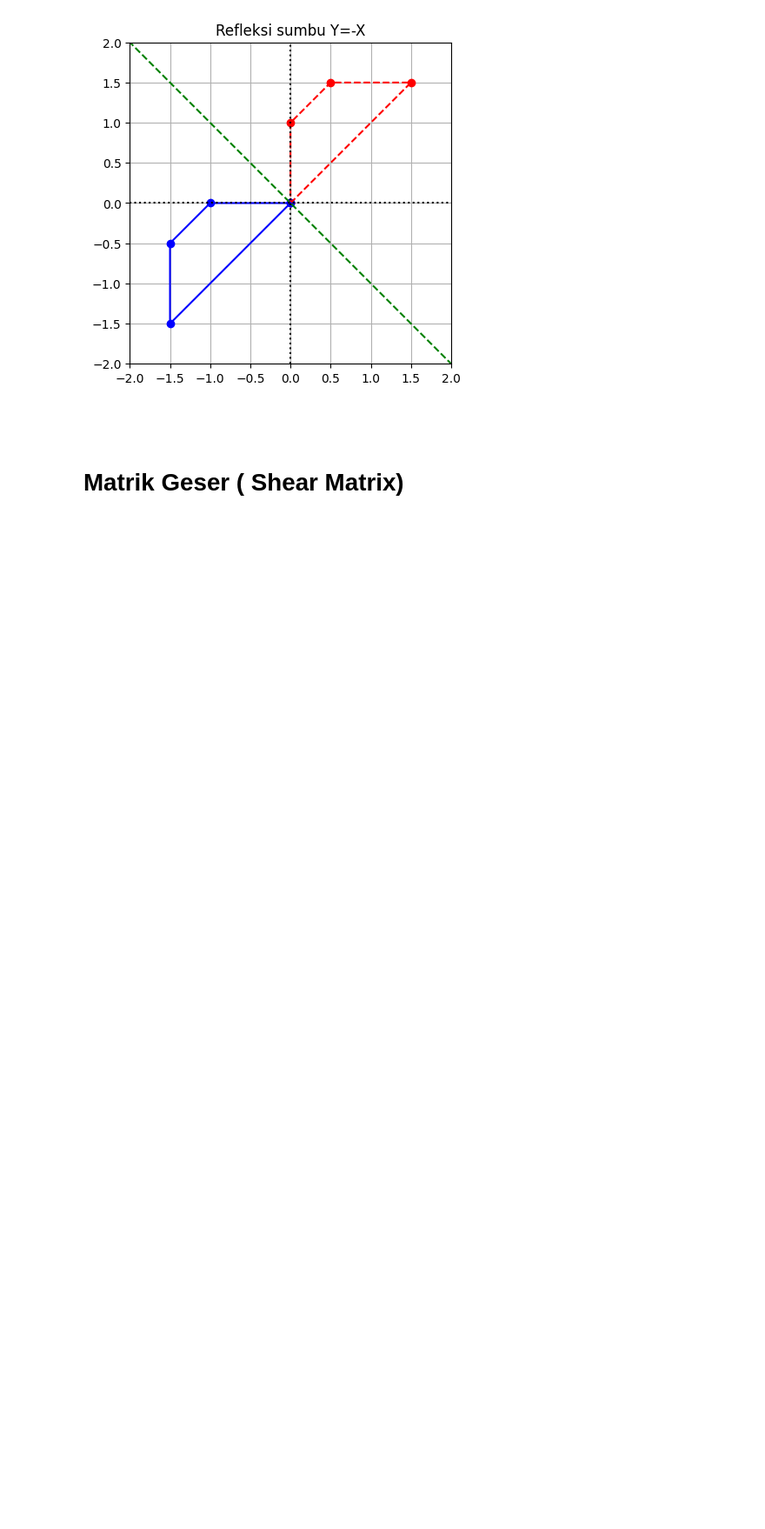
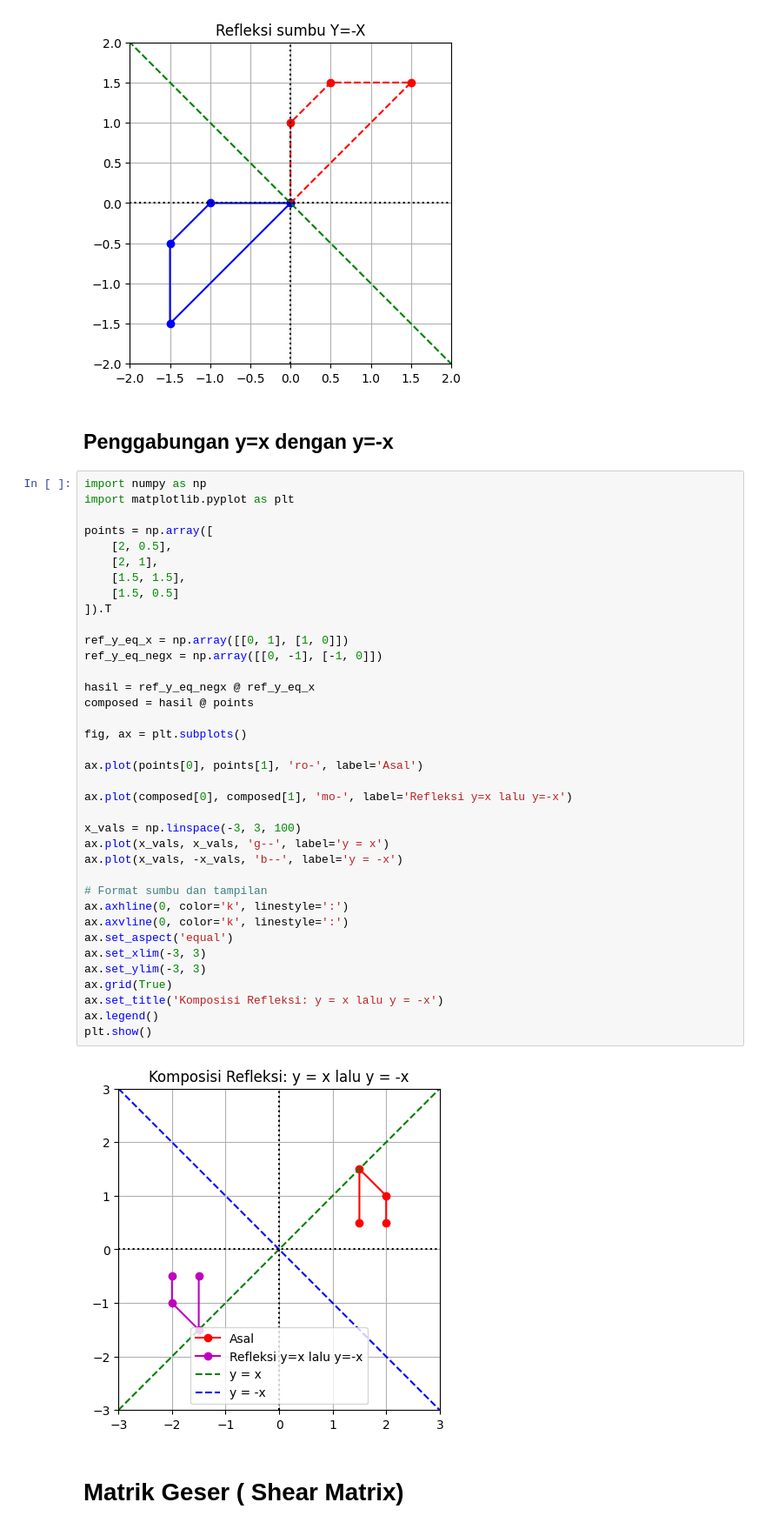
Before and after one commit to NURHABIBATULUMAH/KAL, a Jupyter notebook: _sources/transformasi.ipynb, the cells around one changed output. Shown at 87% size. Drawn from its saved outputs; the diff is of its cells as text; blank space fills up the shorter version.

```diff
--- a/_sources/transformasi.ipynb
+++ b/_sources/transformasi.ipynb
@@ -306,7 +306,46 @@ ax.set_title("Refleksi sumbu Y=-X");
 # %% [output]
 [figure]
 # %% [markdown]
-##
+## Penggabungan y=x dengan y=-x
+# %%
+import numpy as np
+import matplotlib.pyplot as plt
+
+points = np.array([
+    [2, 0.5],
+    [2, 1],
+    [1.5, 1.5],
+    [1.5, 0.5]
+]).T
+
+ref_y_eq_x = np.array([[0, 1], [1, 0]])
+ref_y_eq_negx = np.array([[0, -1], [-1, 0]])
+
+hasil = ref_y_eq_negx @ ref_y_eq_x
+composed = hasil @ points
+
+fig, ax = plt.subplots()
+
+ax.plot(points[0], points[1], 'ro-', label='Asal')
+
+ax.plot(composed[0], composed[1], 'mo-', label='Refleksi y=x lalu y=-x')
+
+x_vals = np.linspace(-3, 3, 100)
+ax.plot(x_vals, x_vals, 'g--', label='y = x')
+ax.plot(x_vals, -x_vals, 'b--', label='y = -x')
+
+# Format sumbu dan tampilan
+ax.axhline(0, color='k', linestyle=':')
+ax.axvline(0, color='k', linestyle=':')
+ax.set_aspect('equal')
+ax.set_xlim(-3, 3)
+ax.set_ylim(-3, 3)
+ax.grid(True)
+ax.set_title('Komposisi Refleksi: y = x lalu y = -x')
+ax.legend()
+plt.show()
+# %% [output]
+[figure, added]
 # %% [markdown]
 # Matrik Geser ( Shear Matrix)
 # %% [markdown]
```
Also changed, not shown: parts of 1 cell of this notebook, 3 other files.
